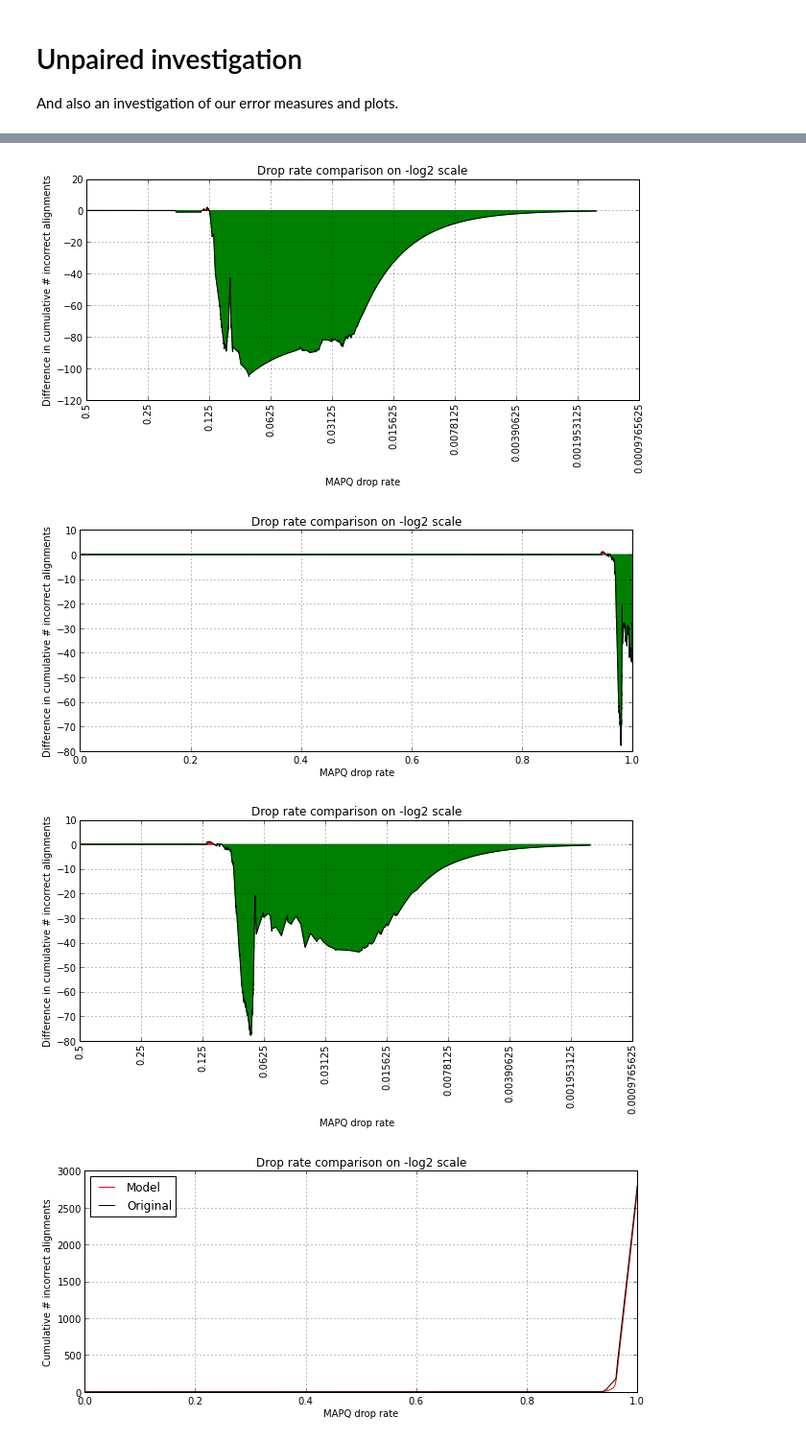
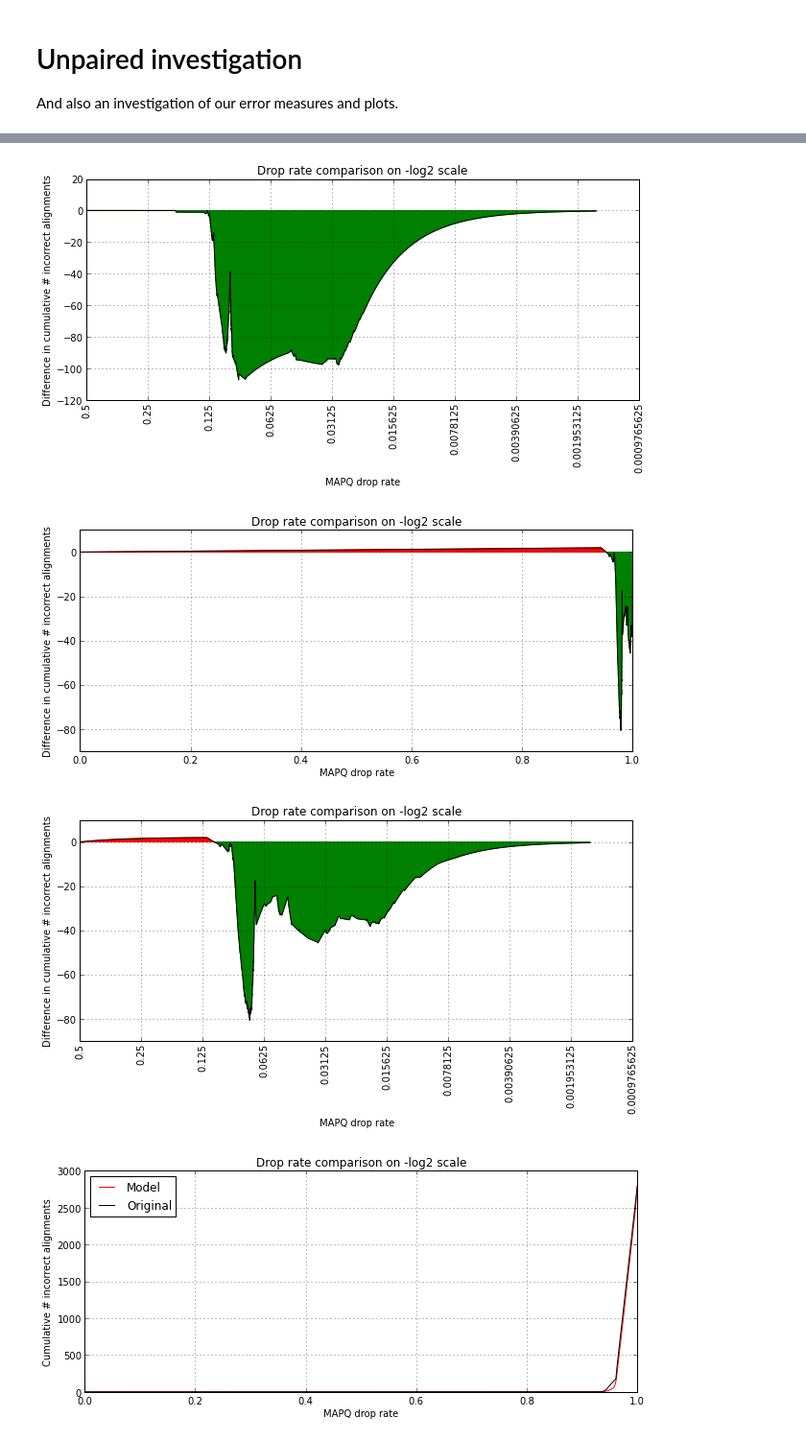
Before and after one commit to umranyaman/qtip-experiments, a Jupyter notebook: notebooks/Tandem Simulation.ipynb, the cells around one changed output, grey strips where cells are left out. Shown at 96% size. Cells and saved outputs as stored; diff of their text form; code cells hidden in the pictures.

```diff
--- a/notebooks/Tandem Simulation.ipynb
+++ b/notebooks/Tandem Simulation.ipynb
@@ -252,5 +237,10 @@ def isotonic_error(pcor, cor, rounded=False, plot=False, log2ize=False):
     iso.fit(X, Y)
     # return mean squared error between isotonic predictions and pcors
     return np.mean((sorted_pcor-iso.predict(X))**2)
+# %%
+def mse_error(pcor, cor, rounded=False, plot=False, log2ize=False):
+    if rounded:
+        pcor = round_pcor_iter(pcor)
+    return np.mean((pcor - cor) ** 2) / np.mean((np.mean(cor) - cor) ** 2)
 # %%
 _downsampled_series_dir, _downsampled_series_model = None, None
@@ -871,24 +1060,2 @@ sim_bt2s_art_250_paired_dir = os.path.join(sim_dir, 'r12_bt2s_art_ill_hg_250_100
 # %% [markdown]
 ### Relevant models
-# %%
-model_35_6 = lambda: RandomForestRegressor(n_estimators=35, max_depth=6, random_state=33, max_features='auto')
-model_35 = lambda: RandomForestRegressor(n_estimators=35, random_state=33, max_features='auto')
-model_30_5 = lambda: RandomForestRegressor(n_estimators=30, max_depth=5, random_state=77, max_features='auto')
-model_30 = lambda: RandomForestRegressor(n_estimators=30, random_state=77, max_features='auto')
-model_25_4 = lambda: RandomForestRegressor(n_estimators=25, max_depth=4, random_state=25, max_features='auto')
-model_25 = lambda: RandomForestRegressor(n_estimators=25, random_state=25, max_features='auto')
-model_10 = lambda: RandomForestRegressor(n_estimators=10, random_state=889234, max_features='auto')
-
-random_forest_models = []
-for ntrees, max_depth in itertools.product(range(5, 100, 10), [3, 4, 5]):
-    random_forest_models.append((RandomForestRegressor(n_estimators=ntrees, max_depth=max_depth,
-                                                       random_state=33, max_features='auto'),
-                                "RF(%d,%d)" % (ntrees, max_depth)))
-
-extra_trees_models = []
-for ntrees, max_depth in itertools.product(range(15, 60, 10), range(8, 13)):
-    extra_trees_models.append((ExtraTreesRegressor(n_estimators=ntrees, max_depth=max_depth,
-                                                   random_state=33, max_features='auto'),
-                                "Ex(%d,%d)" % (ntrees, max_depth)))
-
-dtree_model = lambda: DecisionTreeRegressor(random_state=36452)
@@ -916,0 +1108,10 @@ rerr=0.91643,0.91303r serr=0.04970 q_avg/sd=36.091/5.869 cor_end=94237,94.272% c
+# %%
+def _mapq_fit(dr):
+    return MapqFit(dr, extra_trees_models, 0.3)
+
+simple_bt2s_unp_dirs = [simple_bt2s_100_unp_dir, simple_bt2s_250_unp_dir]
+p = Pool(5)
+fits = p.map(_mapq_fit, simple_bt2s_unp_dirs)
+p.terminate()
+for fit in fits:
+    print fit.summary()
@@ -922,16 +1128,16 @@ fig = plot_drop_rate_difference(simple_bt2s_100_unp_fit.pcor(), simple_bt2s_100_
 # %%
-fig = plot_drop_rate_difference(simple_bt2s_100_unp_fit.pcor(), simple_bt2s_100_unp_fit.pcor_orig(),
-                                simple_bt2s_100_unp_fit.correct(), log2ize=True)
+fig = plot_drop_rate_difference(fits[0].pcor(), fits[0].pcor_orig(),
+                                fits[0].correct(), log2ize=True)
 # %% [output]
-[figure, old version]
+[figure, new version]
 # %%
-fig = plot_drop_rate_difference(simple_bt2s_250_unp_fit.pcor(), simple_bt2s_250_unp_fit.pcor_orig(),
-                                simple_bt2s_250_unp_fit.correct(), log2ize=False)
+fig = plot_drop_rate_difference(fits[1].pcor(), fits[1].pcor_orig(),
+                                fits[1].correct(), log2ize=False)
 # %% [output]
-[figure, old version]
+[figure, new version]
 # %%
-fig = plot_drop_rate_difference(simple_bt2s_250_unp_fit.pcor(), simple_bt2s_250_unp_fit.pcor_orig(),
-                                simple_bt2s_250_unp_fit.correct(), log2ize=True)
+fig = plot_drop_rate_difference(fits[1].pcor(), fits[1].pcor_orig(),
+                                fits[1].correct(), log2ize=True)
 # %% [output]
-[figure, old version]
+[figure, new version]
 # %%
```
Also changed, not shown: parts of 185 cells of this notebook, 22 other files.
